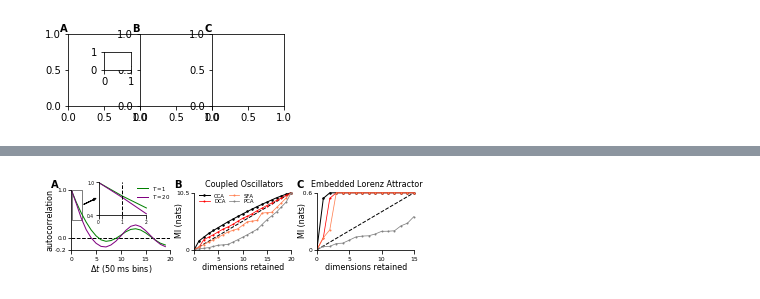
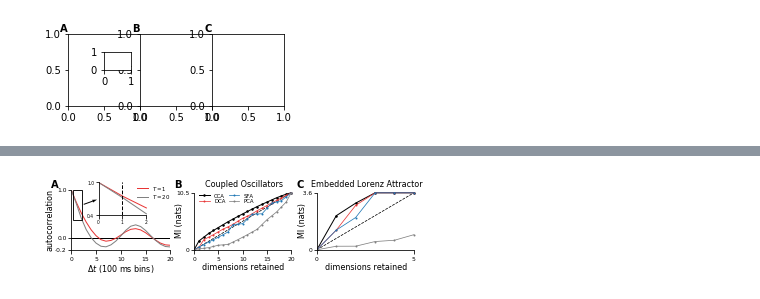
Before and after one commit to BouchardLab/DynamicalComponentsAnalysis, a Jupyter notebook: notebooks/methods_comp_fig.ipynb, the cells around one changed output, grey strips where cells are left out. Saved outputs shown, nothing was run; the diff lists cells and outputs as text; code cells hidden in the pictures.

Commit message:
Update notebooks for figures

```diff
--- a/notebooks/methods_comp_fig.ipynb
+++ b/notebooks/methods_comp_fig.ipynb
@@ -129,7 +129,8 @@ def make_axes(fig_width, fig_height, wpad_edge=0, wpad_mid=0, hpad_bottom=0, hpa
 def cycle_from_style(scheme):
     return [color_dict["color"] for color_dict in plt.style.library[scheme]['axes.prop_cycle']]
 
-method_colors = ["black", "red", "coral", "gray"]
+##C63F3A"
+method_colors = ["black", "#e83535", "tab:blue", "gray"]
 def plot_mi_vs_dim(mi_vals, labels, ax=None, legend=False, xlabel=False, max_dim=None, title=None):
     if ax is None:
         fig, ax = plt.subplots(1, 1, figsize=(5, 3))
@@ -142,7 +143,7 @@ def plot_mi_vs_dim(mi_vals, labels, ax=None, legend=False, xlabel=False, max_dim
 
     diag_x_vals = np.linspace(0, max_dim, 1000)
     diag_y_vals = (max_mi / max_dim)*diag_x_vals
-    ax.plot(diag_x_vals, diag_y_vals, c="black", linestyle="--", linewidth=1)
+    ax.plot(diag_x_vals, diag_y_vals, c="black", linestyle="--", linewidth=0.75)
     #ypad = 0.05 * max_mi
     ax.set_ylim([0, max_mi*1.05])
     ax.set_xlim([0, max_dim*1.02])
@@ -182,7 +183,7 @@ def plot_mi_vs_dim(mi_vals, labels, ax=None, legend=False, xlabel=False, max_dim
 
 def plot_dca_autocorr_fns(ax, ax_inset, autocorr_1, autocorr_2):
     linewidth = 1
-    colors = ["green", "purple"]
+    colors = ["#e83535", "gray"]
 
     ax.plot(autocorr_1, linewidth=linewidth, c=colors[0], label="$T = 1$")#, marker=".", markersize=2)
     ax.plot(autocorr_2, linewidth=linewidth, c=colors[1], label="$T = 20$")#, marker=".", markersize=2)
@@ -207,10 +208,10 @@ def plot_dca_autocorr_fns(ax, ax_inset, autocorr_1, autocorr_2):
     ax.set_yticks(yticks)
     ax.set_yticklabels(main_ytick_labels, fontsize=style.ticklabel_fontsize)
     ax.set_ylim([y_min_main, 1])
-    ax.axhline(0, linestyle="--", linewidth=linewidth, color="black", zorder=0)
+    ax.axhline(0, linestyle="-", linewidth=linewidth, color="black", zorder=0)
     ax.yaxis.set_tick_params(pad=1)
     ax.set_ylabel("autocorrelation", fontsize=style.axis_label_fontsize, labelpad=1)
-    ax.set_xlabel("$\Delta t$ (50 ms bins)", fontsize=style.axis_label_fontsize, labelpad=1)
+    ax.set_xlabel("$\Delta t$ (100 ms bins)", fontsize=style.axis_label_fontsize, labelpad=1)
 
     #inset tick labels
     xticks = [0, 1, 2]
@@ -228,11 +229,14 @@ def plot_dca_autocorr_fns(ax, ax_inset, autocorr_1, autocorr_2):
     ax_inset.xaxis.set_tick_params(pad=1)
     ax_inset.axvline(1, c="black", linestyle="--", linewidth=linewidth)
 
-    rect = patches.Rectangle((0.15, y_min_inset - 0.01),
+    rect = patches.Rectangle((0.25, y_min_inset - 0.01),
                              2, 1 - y_min_inset,
-                             linewidth=0.5, edgecolor="black", facecolor="none")
+                             linestyle="-",
+                             linewidth=0.9, edgecolor="black", facecolor="none",
+                             zorder=100)
     ax.add_patch(rect)
-    ax.arrow(2.5, 0.7, 2, 0.1,  head_width=0.05, head_length=0.5, fc='k', ec='k')
+    #ax.arrow(2.5, 0.7, 2, 0.1,  head_width=0.05, head_length=0.5, fc='k', ec='k')
+    ax.quiver(2.5, 0.7, 2.7, 0.1, angles='xy', scale_units='xy', scale=1, width=0.01, color="black")
     #ax_inset.set_visible(False)
     ax_inset.set_facecolor([0, 0, 0, 0])
     ax.legend(loc="upper right", fontsize=style.ticklabel_fontsize*0.9,
@@ -308,23 +296,23 @@ np.savez("cached_fig_data/autocorr_comp.npz", autocorr_fn_1=autocorr_fn_1, autoc
 # %%
 #Plot results!
 
 ax1, ax_inset, ax2, ax3 = make_axes(5.5, 1.25, wpad_edge=0.065, wpad_mid=0.06,
                                     hpad_bottom=0.225, hpad_top=0.11,
                                     inset_x_rel=0.275, inset_y_rel=0.575, inset_height_rel=0.55)
 
 d1 = np.load("cached_fig_data/methods_comp.npz")
 pi_lorenz=d1["pi_lorenz"]
 pi_osc=d1["pi_osc"]
 labels=d1["labels"]
 
 d1 = np.load("cached_fig_data/autocorr_comp.npz")
 autocorr_fn_1=d1["autocorr_fn_1"]
 autocorr_fn_2=d1["autocorr_fn_2"]
 
 plot_mi_vs_dim(pi_osc, labels, ax2, legend=True, title="Coupled Oscillators", xlabel=True)
-plot_mi_vs_dim(pi_lorenz, labels, ax3, max_dim=15, title="Embedded Lorenz Attractor", xlabel=True)
+plot_mi_vs_dim(pi_lorenz, labels, ax3, max_dim=5, title="Embedded Lorenz Attractor", xlabel=True)
 plot_dca_autocorr_fns(ax1, ax_inset, autocorr_fn_1, autocorr_fn_2)
 
-#plt.savefig("figures/methods_comp.pdf")
+plt.savefig("figures/methods_comp.pdf")
 # %% [output]
-[figure, old version]
+[figure, new version]
```
Also changed, not shown: parts of 2 cells of this notebook, 5 other files.
